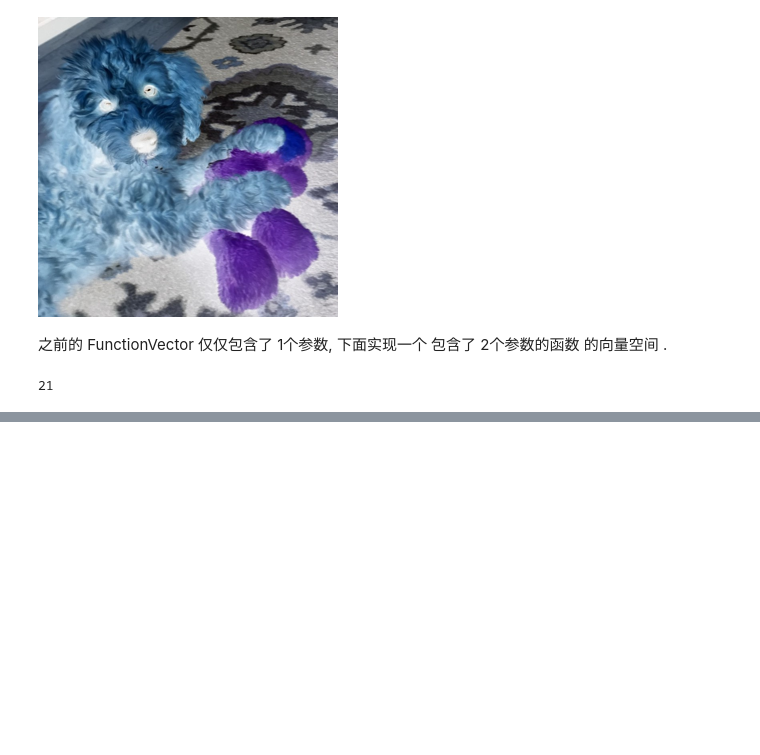
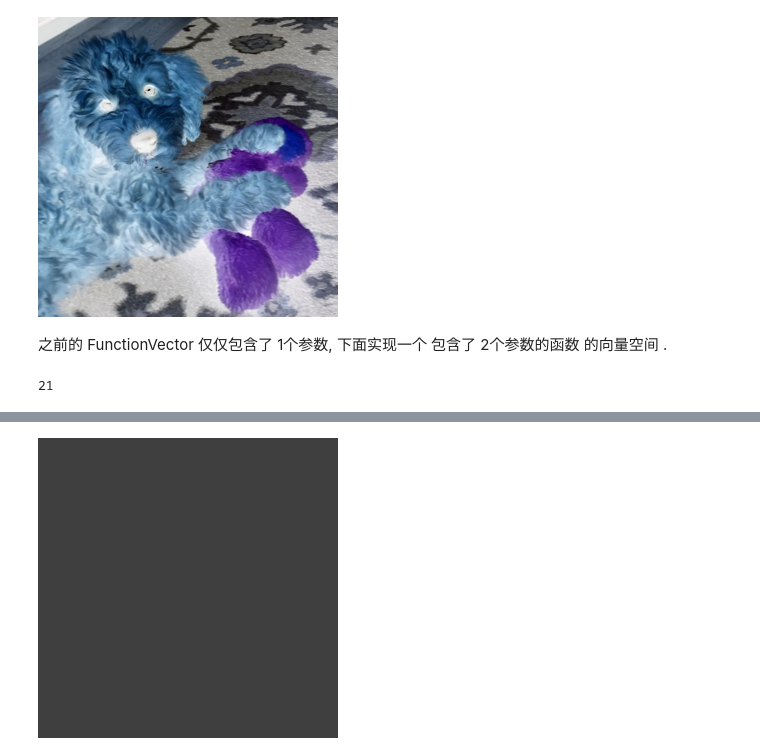
Before and after one commit to carl10086/dm-learning, a Jupyter notebook: dm-algebra/chapters/c6.ipynb, the cells around one changed output, grey strips where cells are left out. Saved outputs shown, nothing was run; the diff lists cells and outputs as text; code cells hidden in the pictures; blank space fills up the shorter version.

```diff
--- a/dm-algebra/chapters/c6.ipynb
+++ b/dm-algebra/chapters/c6.ipynb
@@ -575,0 +676,10 @@ f2(3, 4) + g2(3, 4)
+# %%
+gray = ImageVector(
+    [
+        (1, 1, 1) for _ in range(0, 300 * 300)
+    ]
+)
+
+gray
+# %% [output]
+[figure, added]
```
Also changed, not shown: parts of 24 cells of this notebook, 1 other file.
